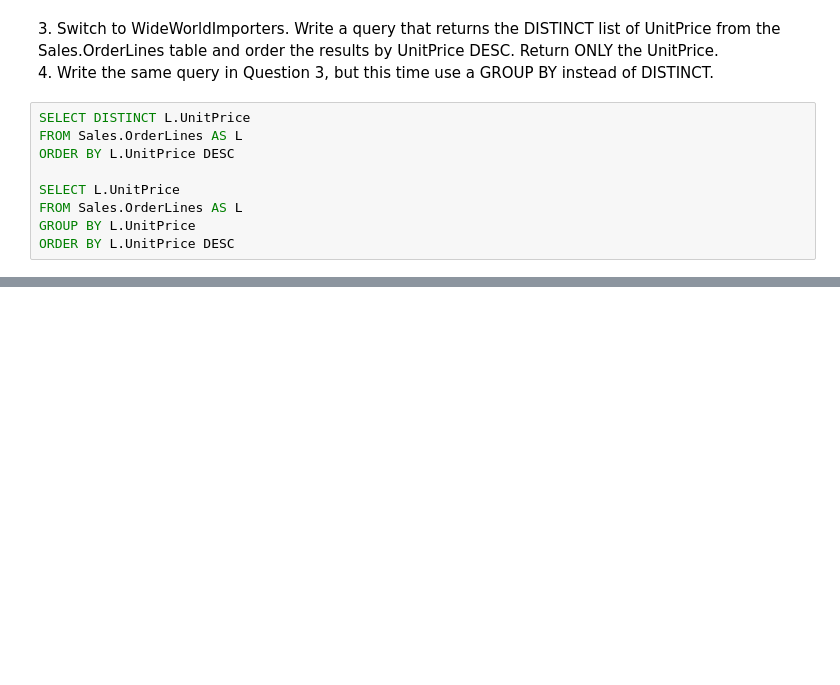
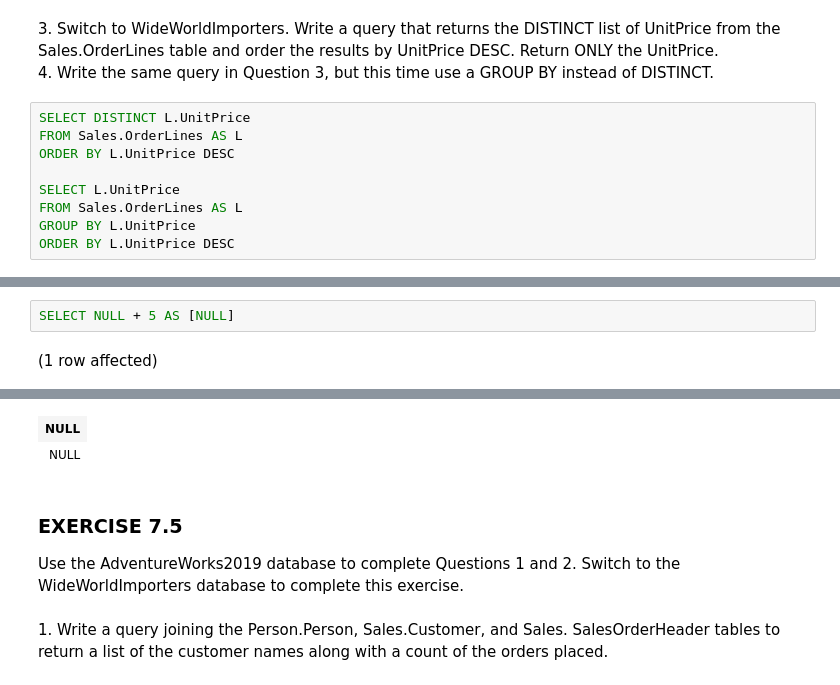
Before and after one commit to beelzekamibub/SQL_Server, a Jupyter notebook: Notebook 3.ipynb, the cells around one changed output, grey strips where cells are left out. Saved outputs shown, nothing was run; the diff lists cells and outputs as text; blank space fills up the shorter version.

```diff
--- a/Notebook 3 upto chapter .ipynb
+++ b/Notebook 3.ipynb
@@ -341,0 +369,4 @@ ORDER BY L.UnitPrice DESC
+# %%
+SELECT NULL + 5 AS [NULL]
+# %% [output]
+(1 row affected)
@@ -341,0 +374,8 @@ ORDER BY L.UnitPrice DESC
+| NULL |
+| NULL |
+# %% [markdown]
+### EXERCISE 7.5
+
+Use the AdventureWorks2019 database to complete Questions 1 and 2. Switch to the WideWorldImporters database to complete this exercise.
+# %% [markdown]
+1\. Write a query joining the Person.Person, Sales.Customer, and Sales. SalesOrderHeader tables to return a list of the customer names along with a count of the orders placed.
```
Also changed, not shown: parts of 14 cells of this notebook, 1 other file.
